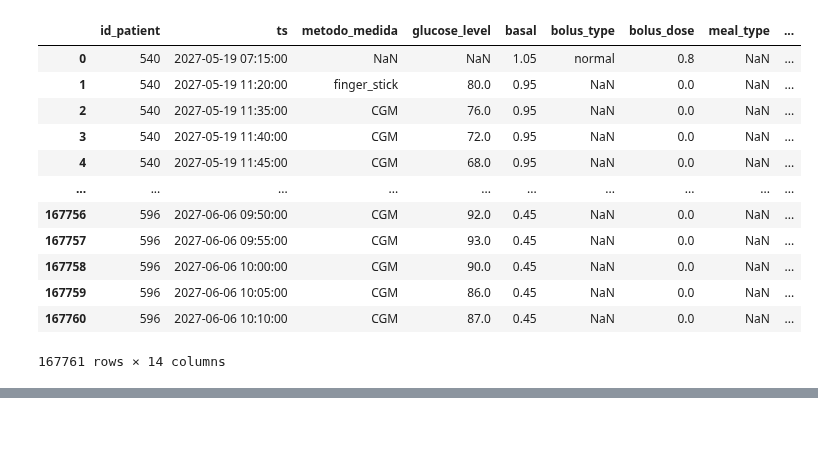
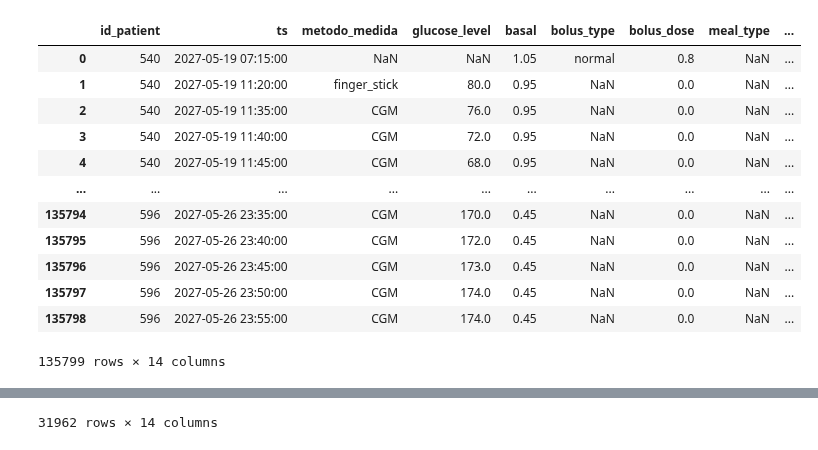
Before and after one commit to CarlosMut24/TCC_Predicao_glicemia, a Jupyter notebook: Scripts/pandas_imp.ipynb, the cells around one changed output, grey strips where cells are left out. Drawn from its saved outputs; the diff is of its cells as text; code cells hidden in the pictures.

```diff
--- a/Scripts/pandas_imp.ipynb
+++ b/Scripts/pandas_imp.ipynb
@@ -224,75 +340,23 @@ Index(['id_patient', 'ts', 'metodo_medida', 'glucose_level', 'basal',
 # %%
-df_final = df_paciente.sort_values(by=["id_patient", "ts"]).reset_index(drop=True)
+df_treinamento_final = df_treinamento.sort_values(by=["id_patient", "ts"]).reset_index(drop=True)
+df_testes_final = df_testes.sort_values(by=["id_patient", "ts"]).reset_index(drop=True)
 
-for idx, event in df_final.iterrows():
-    if pd.isna(event["glucose_level"]):
-        back = 5
-        past_glucose = None
-        future_glucose = None
-        past_weight = None
-        future_weight = None
+df_treinamento_final = filer(df_treinamento_final)
+df_testes_final = filer(df_testes_final)
 
-        while ((past_glucose is None) or (future_glucose is None)) and (back <= 150):
-            ts_past_glucose = event["ts"] - timedelta(minutes= back)
-            ts_future_glucose = event["ts"] + timedelta(minutes= back)
-
-            if (past_glucose is None):
-                result_past = df_final.loc[
-                    (df_final["ts"] == ts_past_glucose) &
-                    (df_final["id_patient"] == event["id_patient"]) &
-                    (df_final["glucose_level"].notna()),
-                    ["glucose_level", "metodo_medida"]
-                ]
-
-                if not result_past.empty:
-                    past_glucose = result_past.iloc[0]
-                    past_weight = 1 / (back / 5)
-
-            if (future_glucose is None):
-                result_future = df_final.loc[
-                    (df_final["ts"] == ts_future_glucose) &
-                    (df_final["id_patient"] == event["id_patient"]) &
-                    (df_final["glucose_level"].notna()),
-                    ["glucose_level", "metodo_medida"]
-                ]
-
-                if not result_future.empty:
-                    future_glucose = result_future.iloc[0]
-                    future_weight = 1 / (back / 5)
-
-            if past_glucose is None or future_glucose is None:
-                back += 5
-
-        if past_glucose is not None and future_glucose is not None:
-            assert past_weight is not None
-            assert future_weight is not None
-
-            glucose_level = (
-                past_glucose["glucose_level"] * past_weight +
-                future_glucose["glucose_level"] * future_weight
-            ) / (past_weight + future_weight)
-
-            df_final.loc[idx, "glucose_level"] = glucose_level
-            df_final.loc[idx, "metodo_medida"] = "interpolado"
-        elif (past_glucose is not None):
-            df_final.loc[idx, "glucose_level"] = past_glucose["glucose_level"]
-            df_final.loc[idx, "metodo_medida"] = past_glucose["metodo_medida"]
-        elif (future_glucose is not None):
-            df_final.loc[idx, "glucose_level"] = future_glucose["glucose_level"]
-            df_final.loc[idx, "metodo_medida"] = future_glucose["metodo_medida"]
-
-display(df_final)
+display(df_treinamento_final)
+display(df_testes_final)
 # %% [output]
 |  | id_patient | ts | metodo_medida | glucose_level | basal | bolus_type | bolus_dose | meal_type | ... |
 | 0 | 540 | 2027-05-19 07:15:00 | NaN | NaN | 1.05 | normal | 0.8 | NaN | ... |
 | 1 | 540 | 2027-05-19 11:20:00 | finger_stick | 80.0 | 0.95 | NaN | 0.0 | NaN | ... |
 | 2 | 540 | 2027-05-19 11:35:00 | CGM | 76.0 | 0.95 | NaN | 0.0 | NaN | ... |
 | 3 | 540 | 2027-05-19 11:40:00 | CGM | 72.0 | 0.95 | NaN | 0.0 | NaN | ... |
 | 4 | 540 | 2027-05-19 11:45:00 | CGM | 68.0 | 0.95 | NaN | 0.0 | NaN | ... |
 | ... | ... | ... | ... | ... | ... | ... | ... | ... | ... |
-| 167756 | 596 | 2027-06-06 09:50:00 | CGM | 92.0 | 0.45 | NaN | 0.0 | NaN | ... |
-| 167757 | 596 | 2027-06-06 09:55:00 | CGM | 93.0 | 0.45 | NaN | 0.0 | NaN | ... |
-| 167758 | 596 | 2027-06-06 10:00:00 | CGM | 90.0 | 0.45 | NaN | 0.0 | NaN | ... |
-| 167759 | 596 | 2027-06-06 10:05:00 | CGM | 86.0 | 0.45 | NaN | 0.0 | NaN | ... |
-| 167760 | 596 | 2027-06-06 10:10:00 | CGM | 87.0 | 0.45 | NaN | 0.0 | NaN | ... |
+| 135794 | 596 | 2027-05-26 23:35:00 | CGM | 170.0 | 0.45 | NaN | 0.0 | NaN | ... |
+| 135795 | 596 | 2027-05-26 23:40:00 | CGM | 172.0 | 0.45 | NaN | 0.0 | NaN | ... |
+| 135796 | 596 | 2027-05-26 23:45:00 | CGM | 173.0 | 0.45 | NaN | 0.0 | NaN | ... |
+| 135797 | 596 | 2027-05-26 23:50:00 | CGM | 174.0 | 0.45 | NaN | 0.0 | NaN | ... |
+| 135798 | 596 | 2027-05-26 23:55:00 | CGM | 174.0 | 0.45 | NaN | 0.0 | NaN | ... |
-167761 rows × 14 columns
+135799 rows × 14 columns
@@ -299 +375,2 @@ display(df_final)
+31962 rows × 14 columns
 # %%
```
Also changed, not shown: parts of 4 cells of this notebook, 6 other files.
